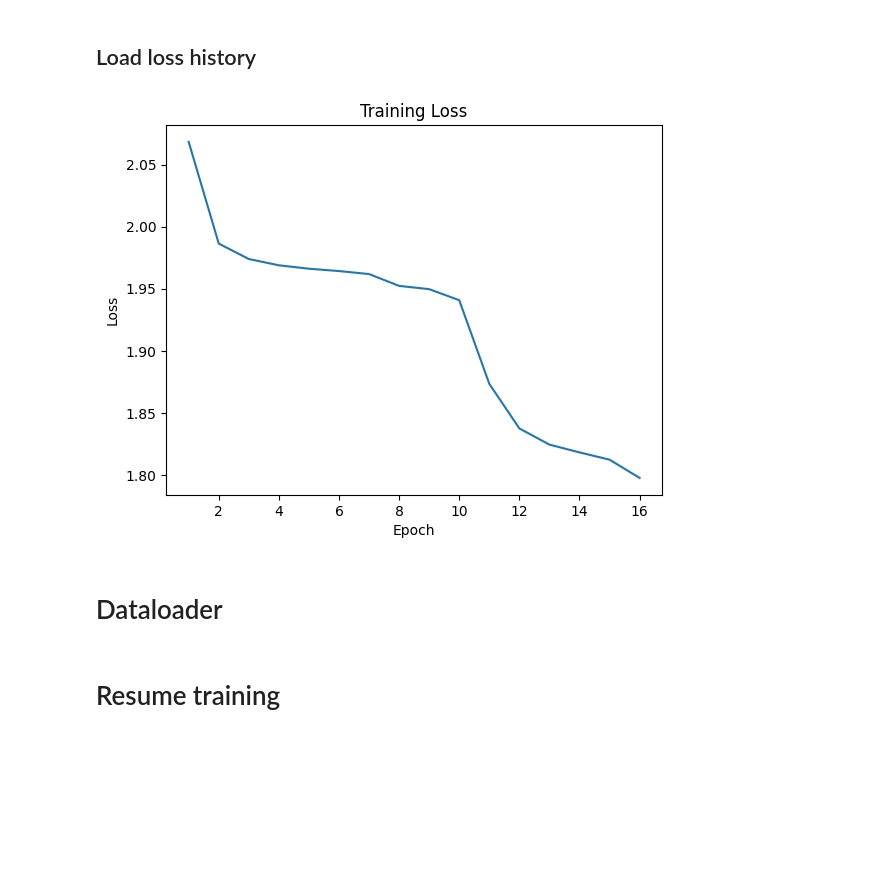
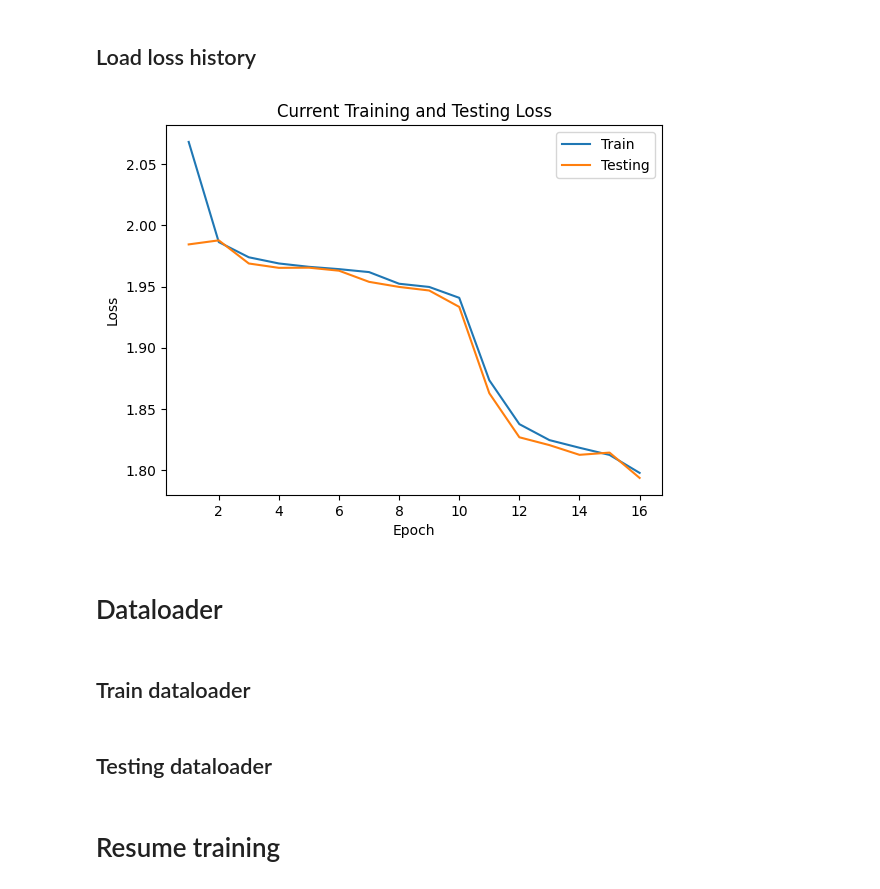
Before and after one commit to alexVera99/audio-autoencoder, a Jupyter notebook: notebooks/Resume-Training.ipynb, the cells around one changed output. Saved outputs shown, nothing was run; the diff lists cells and outputs as text; code cells hidden in the pictures; blank space fills up the shorter version.

Commit message:
update: compute testing loss function

```diff
--- a/notebooks/Resume-Training.ipynb
+++ b/notebooks/Resume-Training.ipynb
@@ -34,6 +34,7 @@ model_name = f"{model_timestamp}/model"
 model_checkpoint_basename = models_path / f"{model_name}__epoch_{epoch}"
 model_checkpoint_epoch = pathlib.Path(f"{model_checkpoint_basename}.ckpt")
 model_loss_filename = pathlib.Path(f"{model_checkpoint_basename}_loss.npy")
+model_loss_test_filename = pathlib.Path(f"{model_checkpoint_basename}_loss_testing.npy")
 model_hyperparams_filename = models_path / model_timestamp / "hyperparams.json"
 
 with open(model_hyperparams_filename, "r") as f:
@@ -72,12 +74,17 @@ num_epochs = model_hyperparams_dict["target_num_epochs"]
 ## Load loss history
 # %%
 losses_list = list(np.load(model_loss_filename))
+losses_list_testing = list(np.load(model_loss_test_filename))
 
-plot_loss_function(losses_list, "Training Loss")
+plot_loss_functions([losses_list, losses_list_testing],
+                    ["Train", "Testing"],
+                    "Current Training and Testing Loss")
 # %% [output]
-[figure, old version]
+[figure, new version]
 # %% [markdown]
 # Dataloader
+# %% [markdown]
+## Train dataloader
 # %%
 # DataLoader
 tr = transforms.Compose([
@@ -97,3 +104,5 @@ train_loader = torch.utils.data.DataLoader(dataset=train_audios_db,
                                            batch_size=batch_size,
                                            shuffle=True,
                                            num_workers = num_workers)
+# %% [markdown]
+## Testing dataloader
```
Also changed, not shown: parts of 6 cells of this notebook, 2 other files.
